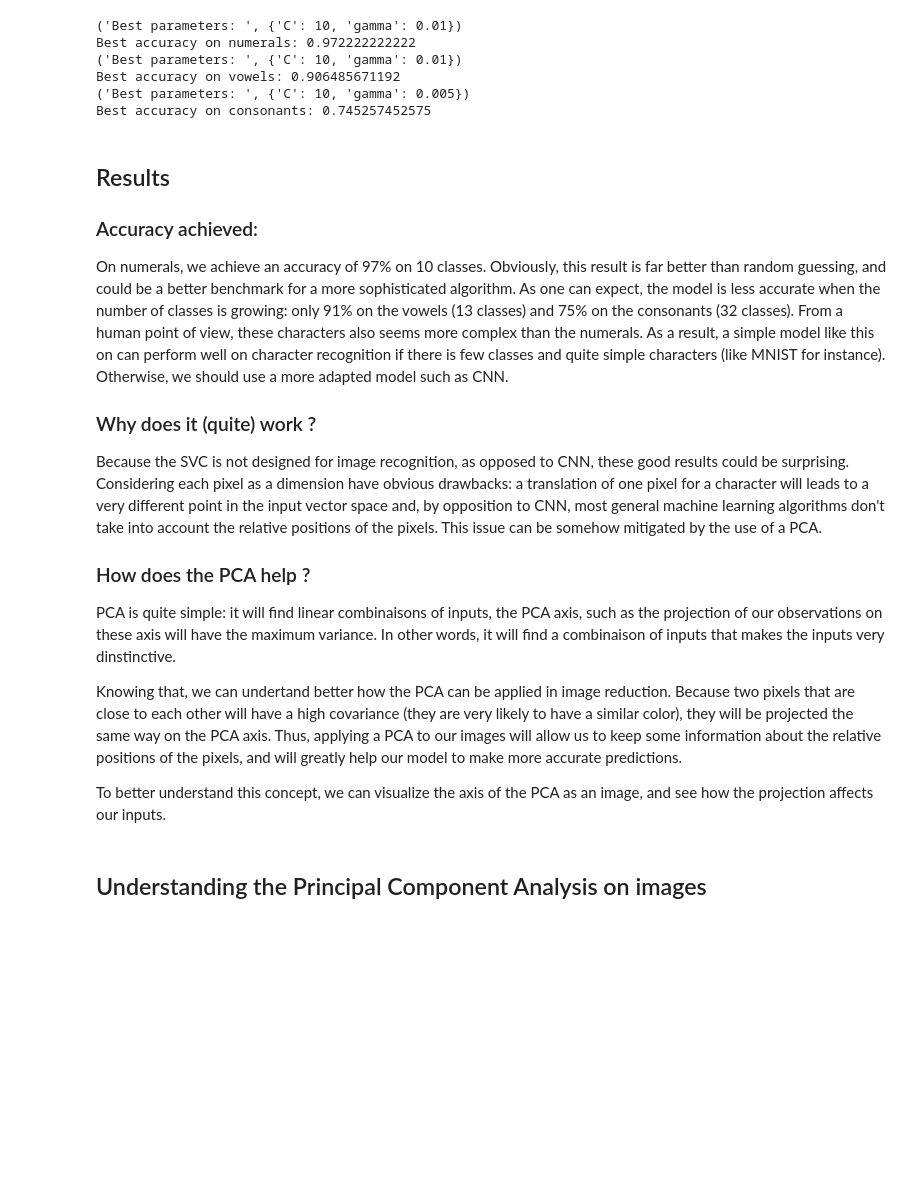
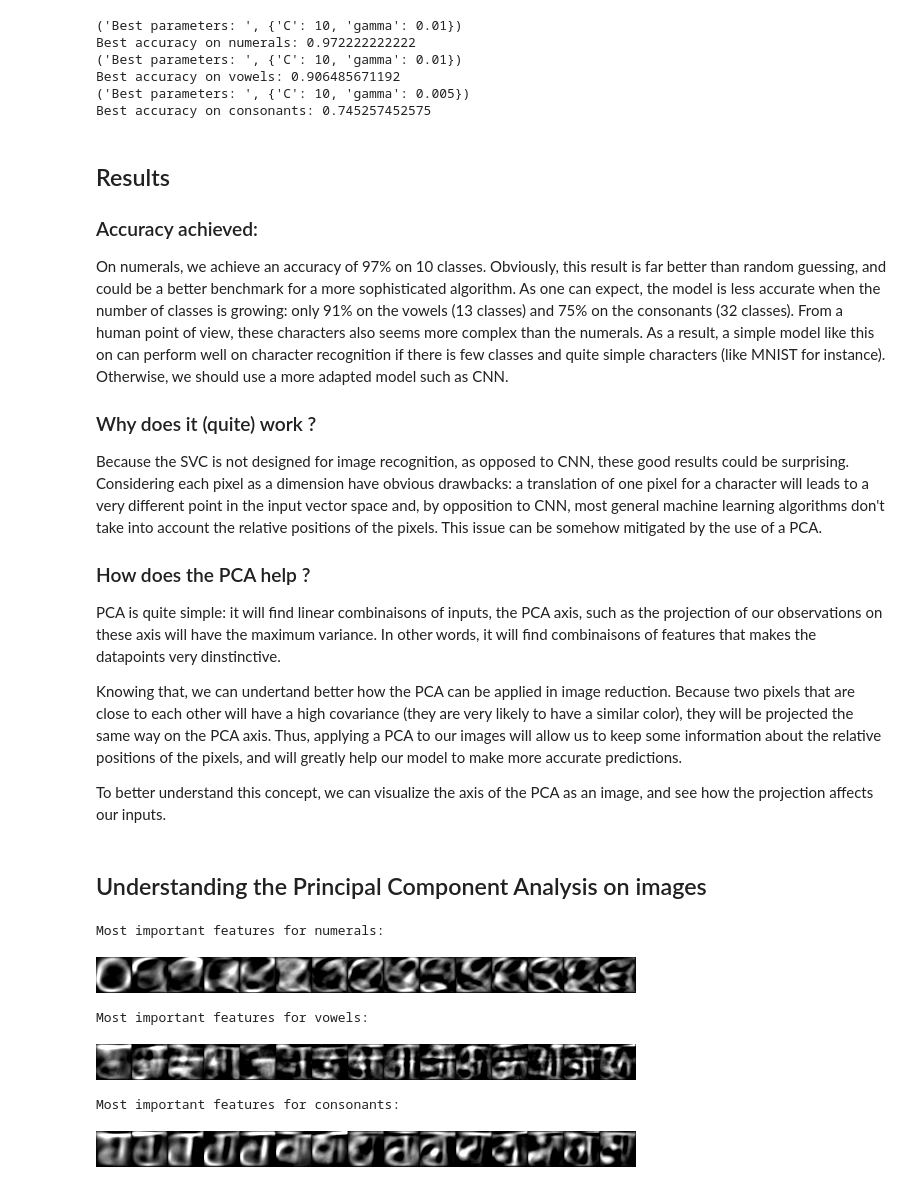
Before and after one commit to PForet/Devanagari_recognition, a Jupyter notebook: Benchmark.ipynb, the cells around one changed output. Saved outputs shown, nothing was run; the diff lists cells and outputs as text; code cells hidden in the pictures; blank space fills up the shorter version.

```diff
--- a/Benchmark.ipynb
+++ b/Benchmark.ipynb
@@ -184,11 +186,44 @@ Because the SVC is not designed for image recognition, as opposed to CNN, these
 
 ### How does the PCA help ?
 
-PCA is quite simple: it will find linear combinaisons of inputs, the PCA axis, such as the projection of our observations on these axis will have the maximum variance. In other words, it will find a combinaison of inputs that makes the inputs very dinstinctive.
+PCA is quite simple: it will find linear combinaisons of inputs, the PCA axis, such as the projection of our observations on these axis will have the maximum variance. In other words, it will find combinaisons of features that makes the datapoints very dinstinctive.
 
 Knowing that, we can undertand better how the PCA can be applied in image reduction. Because two pixels that are close to each other will have a high covariance (they are very likely to have a similar color), they will be projected the same way on the PCA axis. Thus, applying a PCA to our images will allow us to keep some information about the relative positions of the pixels, and will greatly help our model to make more accurate predictions.
 
 To better understand this concept, we can visualize the axis of the PCA as an image, and see how the projection affects our inputs.
 # %% [markdown]
 ## Understanding the Principal Component Analysis on images
+# %%
+# Play with this parameter: the greater, the bigger the intensity of the feature on the image
+Intensity = 3000
+
+def display_features(images_vec, n_features):
+    # Compute the PCA on our vector of images
+    pca = PCA(n_components = n_features)
+    pca.fit(images_vec)
+    # Create a point on each axis of the PCA
+    activate_features = np.multiply(np.eye(n_features),Intensity)
+    # Go again in the original space so we can interpret the projections as images
+    untransformed_features = [img.reshape(36,36) for img in
+            pca.inverse_transform(activate_features)]
+    # Paste all images sides by sides and display
+    all_images = concatenate(untransformed_features, axis=1)
+    display(Image.fromarray(np.matrix(all_images)).convert('RGB'))
+
+
+print("Most important features for numerals:")
+display_features(to_vectors(numerals_proc,rescale=False),15)
+
+print("Most important features for vowels:")
+display_features(to_vectors(vowels_proc,rescale=False),15)
+
+print("Most important features for consonants:")
+display_features(to_vectors(consonants_proc,rescale=False),15)
+# %% [output]
+Most important features for numerals:
+[figure, added]
+Most important features for vowels:
+[figure, added]
+Most important features for consonants:
+[figure, added]
 # %%
```
Also changed, not shown: parts of 4 cells of this notebook.
